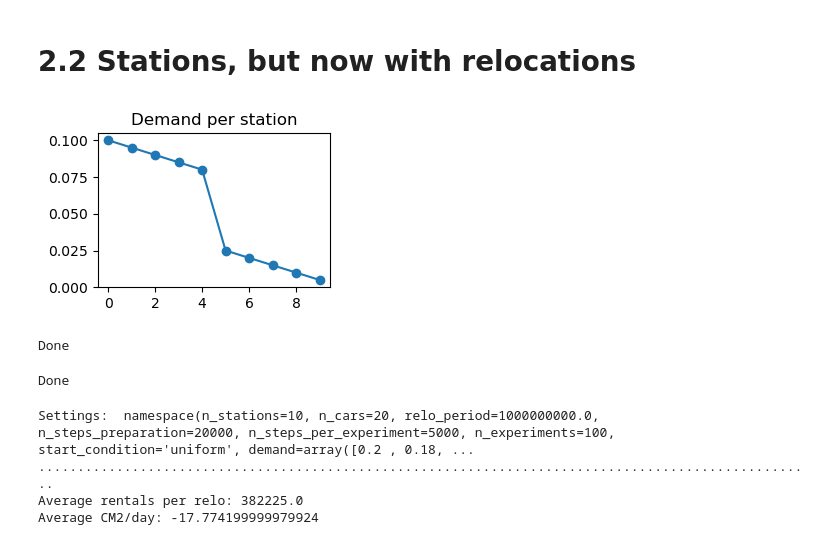
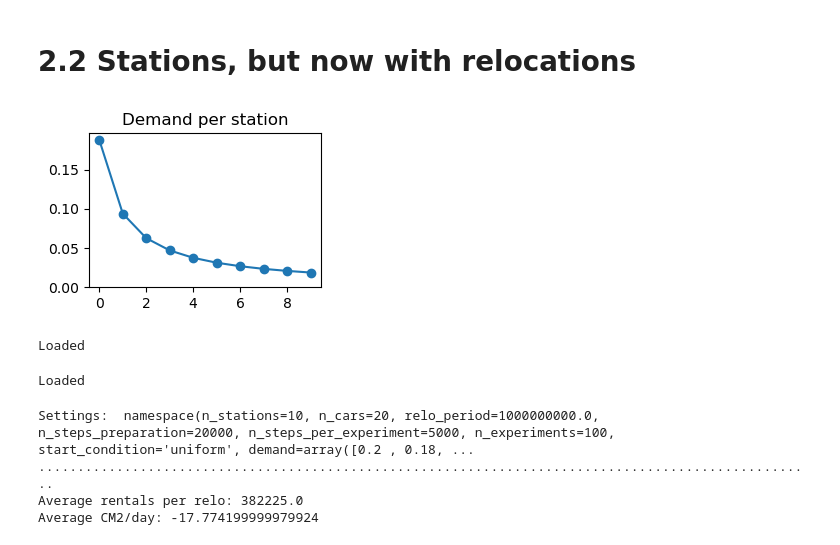
Before and after one commit to khakhalin/carsharing101, a Jupyter notebook: scripts/02relos_02stations.ipynb, the cells around one changed output. Drawn from its saved outputs; the diff is of its cells as text; code cells hidden in the pictures.

```diff
--- a/scripts/02relos_02stations.ipynb
+++ b/scripts/02relos_02stations.ipynb
@@ -31,43 +31,48 @@ def get_config(scenario, **kwargs):
 
     # Now set any manual corrections, if any.
     # Warning: as we're doing it here, all properties that are set afterwards are not settable via get_config(key=value) interface.
     # It's not a good design, but also this is just a notebook, not a package.
     for key, value in kwargs.items():
         setattr(out, key, value)
 
     # Calculate demand
     if scenario == 'linear':
         out.demand = np.arange(out.n_stations, 0, -1)
     elif scenario == 'dropoff':
-        out.demand = np.array([1/(1+i) for i in range(out.n_stations)])  # Drop-off
+        out.demand = np.array([1/(1 + i) for i in range(out.n_stations)])  # Drop-off
     elif scenario == 'steps':
-        out.demand = np.arange(out.n_stations, 0, -1)
-        out.demand[:len(out.demand) // 2] += out.n_stations*1  # Step-like change
+        out.demand = np.zeros(out.n_stations)
+        n_steps = 3
+        n_within = out.n_stations // n_steps
+        for i in range(n_steps):
+            j = i*n_within
+            out.demand[j:min(j+n_within, out.n_stations)] = n_steps - i - 1
     elif scenario == 'cosine':
         out.demand = np.array([np.cos(i/(out.n_stations-1)*np.pi) + 1.2 for i in range(out.n_stations)])  # Hat
 
-    out.demand = out.demand / out.demand.max() * 0.1
+    out.demand = out.demand / out.demand.sum()  # First take
+    out.demand = np.maximum(out.demand, 0.01)  # Sanitation
+    out.demand = out.demand / out.demand.sum() * 0.55  # Final take (the magic number makes the top demand close to 0.1)
     # We need to keep these values low enough, for our binomial process to represent a Poisson process well enough.
     # The actual scaling factor doesn't matter much for CM2 calculations, as we set the CM1 coefficient manually anyways (below)
     # The only two things that matter here are that 1) the shape of the distribution is correct,
     # 2) the values are small enough to resemble Poisson process
 
     out = update_config(out)
     return out
 
 # Practical test
-cfg = get_config('steps', n_stations=10)
+cfg = get_config('dropoff', n_stations=10)
 
 plt.figure(figsize=(3, 2)) # Visualize demand, to be sure
 plt.plot(cfg.demand, 'o-')
 plt.ylim(0, None)
 plt.title("Demand per station");
 # %% [output]
-[figure, old version]
+[figure, new version]
 # %%
-# Main loop
-
 def run_model(cfg, seed=None):
+    """Main modeling loop as a method"""
     if seed is None:
         seed = int(time.time() * 1000000) % 2**32
     np.random.seed(seed)
@@ -143,11 +148,9 @@ def run_model(cfg, seed=None):
             cm1=cm1, average_cars=average_cars, n_apps=total_attempts, n_rentals=total_rentals, n_relos=total_relos, history=state_history
         )
 
-# Run experiment 1 : Stations
-
-print("Done")
+print("Loaded")
 # %% [output]
-Done
+Loaded
 # %%
 # CM1 and CM2
 
@@ -190,9 +193,9 @@ def relo_effect_pic(out, cfg, title):
     print(f"Average rentals per relo: {out.n_rentals.sum()/max(1, out.n_relos.sum())}")
     print(f"Average CM2/day: {out.flat_cm2.sum()/cfg.n_experiments}")
 
-print("Done")
+print("Loaded")
 # %% [output]
-Done
+Loaded
 # %%
 # Sxperiment 1 : Stations, no relos
 cfg = get_config('linear', relo_period=1e9, n_stations=10, n_cars=20)  # 1e9 is basically infinity
```
Also changed, not shown: parts of 4 cells of this notebook, 6 other files.
